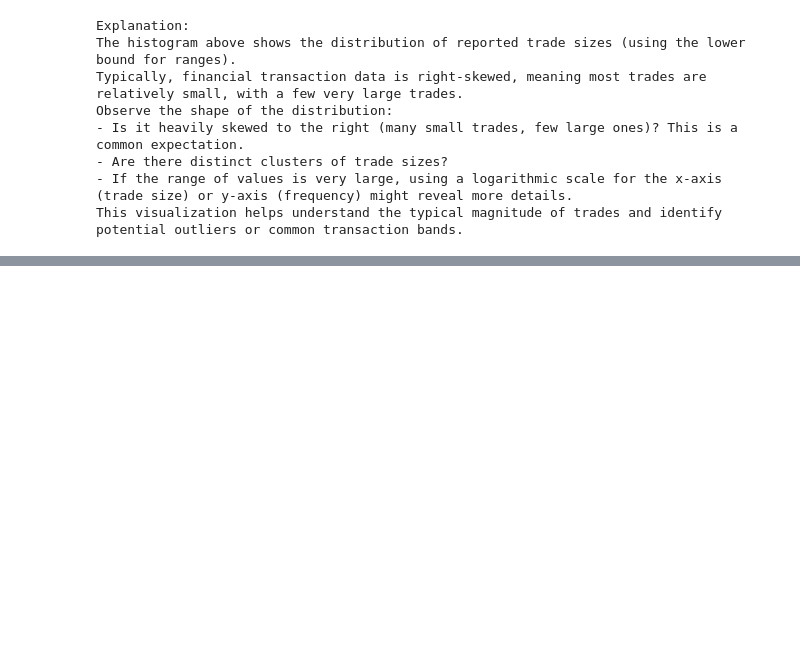
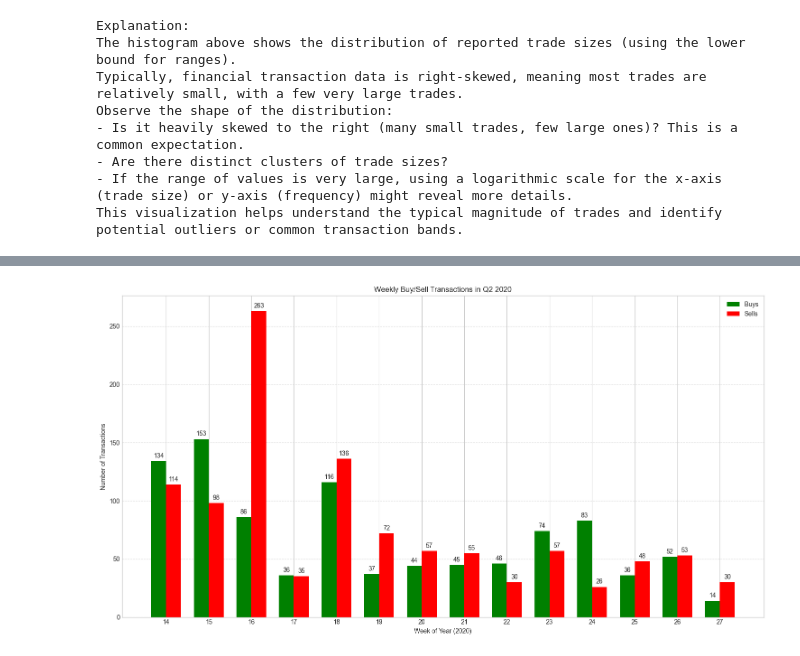
Before and after one commit to AvinoamNukrai/Congressman-Stock-Trading-Anomalies, a Jupyter notebook: initial_analysis.ipynb, the cells around one changed output, grey strips where cells are left out. Drawn from its saved outputs; the diff is of its cells as text; code cells hidden in the pictures; blank space fills up the shorter version.

```diff
--- a/initial_analysis.ipynb
+++ b/initial_analysis.ipynb
@@ -870,0 +2118,89 @@ This visualization helps understand the typical magnitude of trades and identify
+# %%
+# --- Task 3: Number of Buys and Sells per Week for Q2 2020 ---
+
+# Filter for Q2 (April, May, June) of 2020 if not already done or if using a fresh df
+q2_trades_2020_weekly = congress_df[
+    (congress_df["Traded"].dt.month.isin([4, 5, 6]))
+    & (congress_df["Traded"].dt.year == 2020)
+].copy()
+
+# Standardize transaction types
+q2_trades_2020_weekly.loc[:, "TransactionType"] = "Other"
+q2_trades_2020_weekly.loc[
+    q2_trades_2020_weekly["Transaction"].str.contains("Purchase", case=False, na=False),
+    "TransactionType",
+] = "Buy"
+q2_trades_2020_weekly.loc[
+    q2_trades_2020_weekly["Transaction"].str.contains("Sale", case=False, na=False),
+    "TransactionType",
+] = "Sell"
+
+# Filter out 'Other' transactions if any, focusing only on Buy/Sell
+q2_trades_2020_weekly = q2_trades_2020_weekly[
+    q2_trades_2020_weekly["TransactionType"].isin(["Buy", "Sell"])
+]
+
+
+if not q2_trades_2020_weekly.empty:
+    # Extract week of the year
+    q2_trades_2020_weekly.loc[:, "WeekOfYear"] = (
+        q2_trades_2020_weekly["Traded"].dt.isocalendar().week
+    )
+
+    # Count buys and sells per week
+    weekly_activity = (
+        q2_trades_2020_weekly.groupby(["WeekOfYear", "TransactionType"])
+        .size()
+        .unstack(fill_value=0)
+    )
+
+    # Ensure both Buy and Sell columns exist, even if one has no transactions
+    if "Buy" not in weekly_activity.columns:
+        weekly_activity["Buy"] = 0
+    if "Sell" not in weekly_activity.columns:
+        weekly_activity["Sell"] = 0
+
+    weekly_activity = weekly_activity.sort_index()
+
+    if not weekly_activity.empty:
+        fig, ax = plt.subplots(figsize=(15, 8))
+
+        # Get week numbers for x-axis labels
+        weeks = weekly_activity.index
+        x = np.arange(len(weeks))  # the label locations
+        width = 0.35  # the width of the bars
+
+        rects_buy = ax.bar(
+            x - width / 2,
+            weekly_activity["Buy"],
+            width,
+            label="Buys",
+            color="green",
+        )
+        rects_sell = ax.bar(
+            x + width / 2,
+            weekly_activity["Sell"],
+            width,
+            label="Sells",
+            color="red",
+        )
+
+        ax.set_ylabel("Number of Transactions")
+        ax.set_xlabel("Week of Year (2020)")
+        ax.set_title("Weekly Buy/Sell Transactions in Q2 2020")
+        ax.set_xticks(x)
+        ax.set_xticklabels(weeks)
+        ax.legend()
+        ax.grid(True, axis="y", linestyle="--", alpha=0.7)
+
+        ax.bar_label(rects_buy, padding=3)
+        ax.bar_label(rects_sell, padding=3)
+
+        fig.tight_layout()
+        plt.show()
+    else:
+        print("No buy or sell transactions to plot for Q2 2020 on a weekly basis.")
+else:
+    print("No Q2 2020 data to analyze for weekly buy/sell transactions.")
+# %% [output]
+[figure, added]
```
Also changed, not shown: parts of 5 cells of this notebook, 9 other files.
